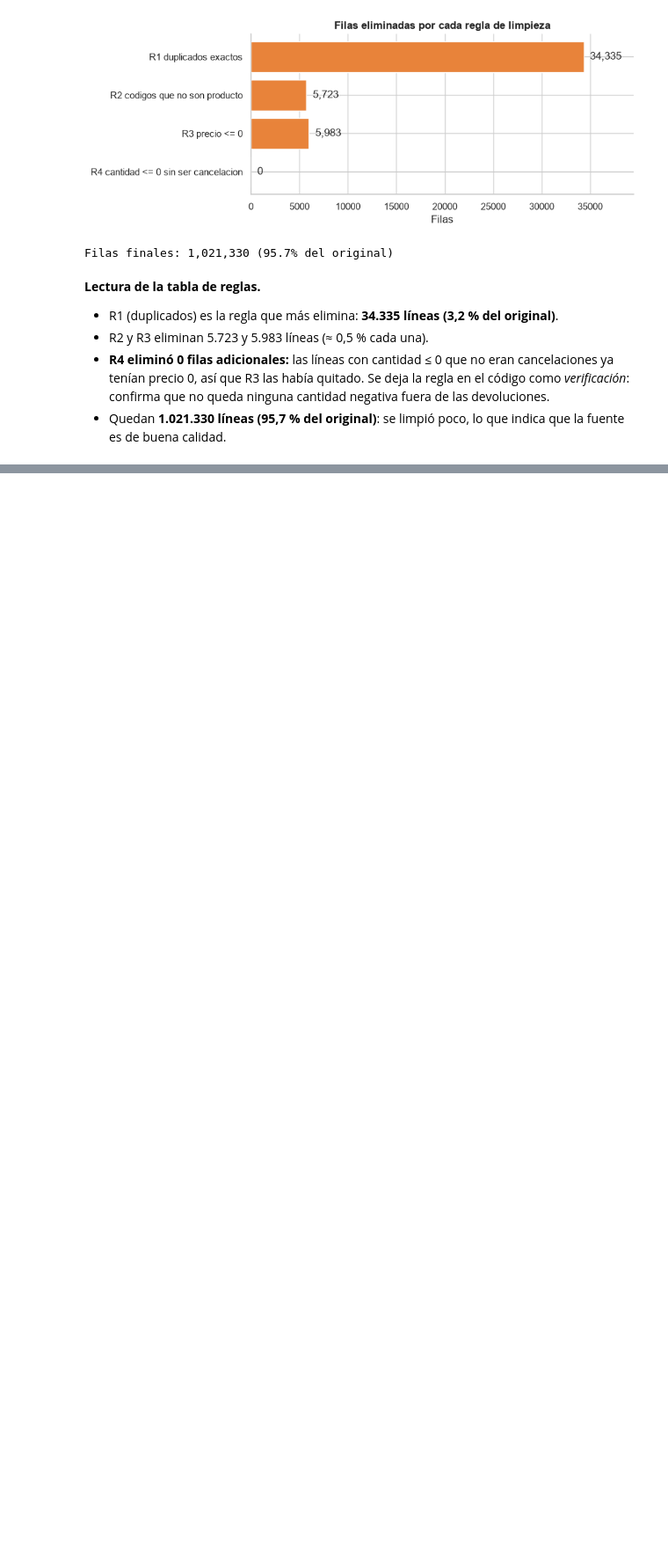
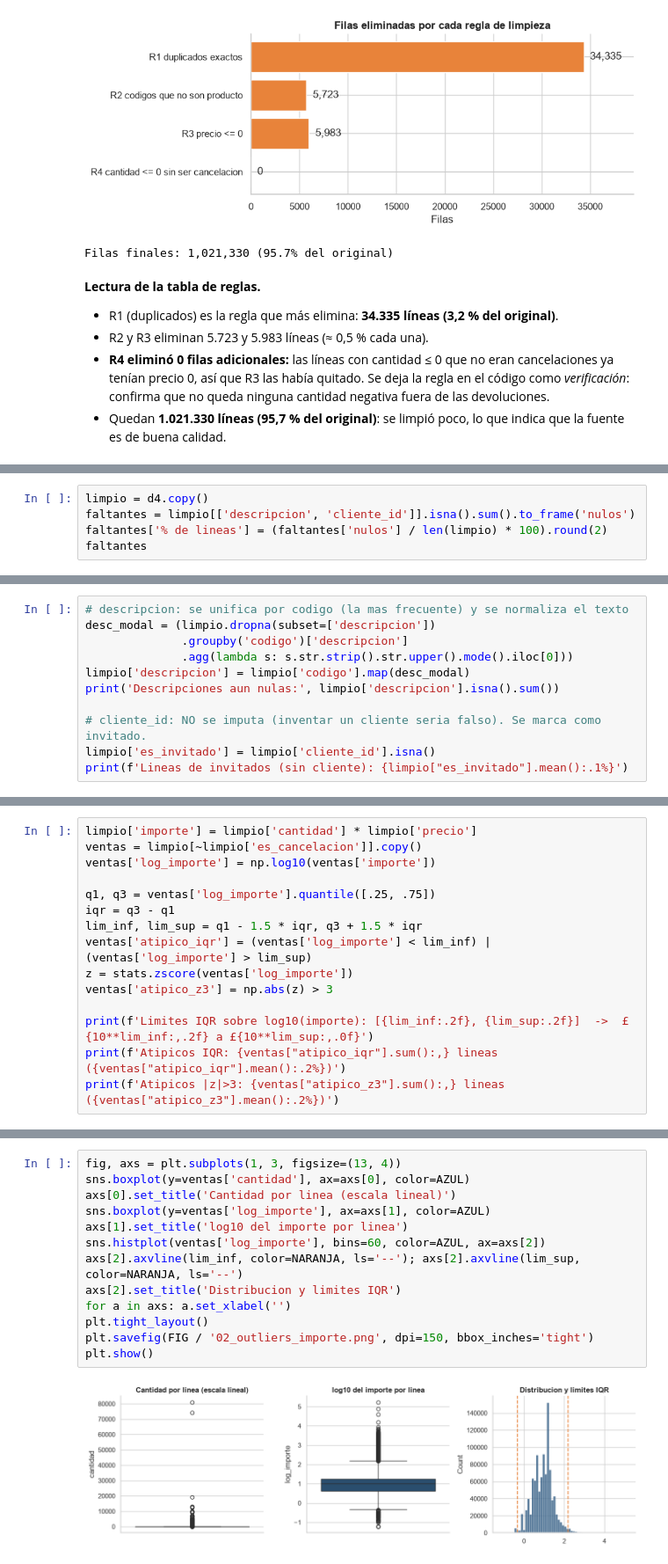
Before and after one commit to Xantyagoh/grupo3-bi-ecommerce, a Jupyter notebook: notebooks/02_preparacion_modelado.ipynb, the cells around one changed output, grey strips where cells are left out. Shown at 88% size. Cells and saved outputs as stored; diff of their text form; blank space fills up the shorter version.

Commit message:
fase3: tratamiento de valores atipicos (IQR sobre log, revision de extremos y decision)

```diff
--- a/notebooks/02_preparacion_modelado.ipynb
+++ b/notebooks/02_preparacion_modelado.ipynb
@@ -111,0 +116,5 @@ Filas finales: 1,021,330 (95.7% del original)
+# %%
+limpio = d4.copy()
+faltantes = limpio[['descripcion', 'cliente_id']].isna().sum().to_frame('nulos')
+faltantes['% de lineas'] = (faltantes['nulos'] / len(limpio) * 100).round(2)
+faltantes
@@ -111,0 +125,11 @@ Filas finales: 1,021,330 (95.7% del original)
+# %%
+# descripcion: se unifica por codigo (la mas frecuente) y se normaliza el texto
+desc_modal = (limpio.dropna(subset=['descripcion'])
+              .groupby('codigo')['descripcion']
+              .agg(lambda s: s.str.strip().str.upper().mode().iloc[0]))
+limpio['descripcion'] = limpio['codigo'].map(desc_modal)
+print('Descripciones aun nulas:', limpio['descripcion'].isna().sum())
+
+# cliente_id: NO se imputa (inventar un cliente seria falso). Se marca como invitado.
+limpio['es_invitado'] = limpio['cliente_id'].isna()
+print(f'Lineas de invitados (sin cliente): {limpio["es_invitado"].mean():.1%}')
@@ -111,0 +145,15 @@ Filas finales: 1,021,330 (95.7% del original)
+# %%
+limpio['importe'] = limpio['cantidad'] * limpio['precio']
+ventas = limpio[~limpio['es_cancelacion']].copy()
+ventas['log_importe'] = np.log10(ventas['importe'])
+
+q1, q3 = ventas['log_importe'].quantile([.25, .75])
+iqr = q3 - q1
+lim_inf, lim_sup = q1 - 1.5 * iqr, q3 + 1.5 * iqr
+ventas['atipico_iqr'] = (ventas['log_importe'] < lim_inf) | (ventas['log_importe'] > lim_sup)
+z = stats.zscore(ventas['log_importe'])
+ventas['atipico_z3'] = np.abs(z) > 3
+
+print(f'Limites IQR sobre log10(importe): [{lim_inf:.2f}, {lim_sup:.2f}]  ->  £{10**lim_inf:,.2f} a £{10**lim_sup:,.0f}')
+print(f'Atipicos IQR: {ventas["atipico_iqr"].sum():,} lineas ({ventas["atipico_iqr"].mean():.2%})')
+print(f'Atipicos |z|>3: {ventas["atipico_z3"].sum():,} lineas ({ventas["atipico_z3"].mean():.2%})')
@@ -111,0 +164,15 @@ Filas finales: 1,021,330 (95.7% del original)
+# %%
+fig, axs = plt.subplots(1, 3, figsize=(13, 4))
+sns.boxplot(y=ventas['cantidad'], ax=axs[0], color=AZUL)
+axs[0].set_title('Cantidad por linea (escala lineal)')
+sns.boxplot(y=ventas['log_importe'], ax=axs[1], color=AZUL)
+axs[1].set_title('log10 del importe por linea')
+sns.histplot(ventas['log_importe'], bins=60, color=AZUL, ax=axs[2])
+axs[2].axvline(lim_inf, color=NARANJA, ls='--'); axs[2].axvline(lim_sup, color=NARANJA, ls='--')
+axs[2].set_title('Distribucion y limites IQR')
+for a in axs: a.set_xlabel('')
+plt.tight_layout()
+plt.savefig(FIG / '02_outliers_importe.png', dpi=150, bbox_inches='tight')
+plt.show()
+# %% [output]
+[figure, added]
```
Also changed, not shown: parts of 9 cells of this notebook, 1 other file.
